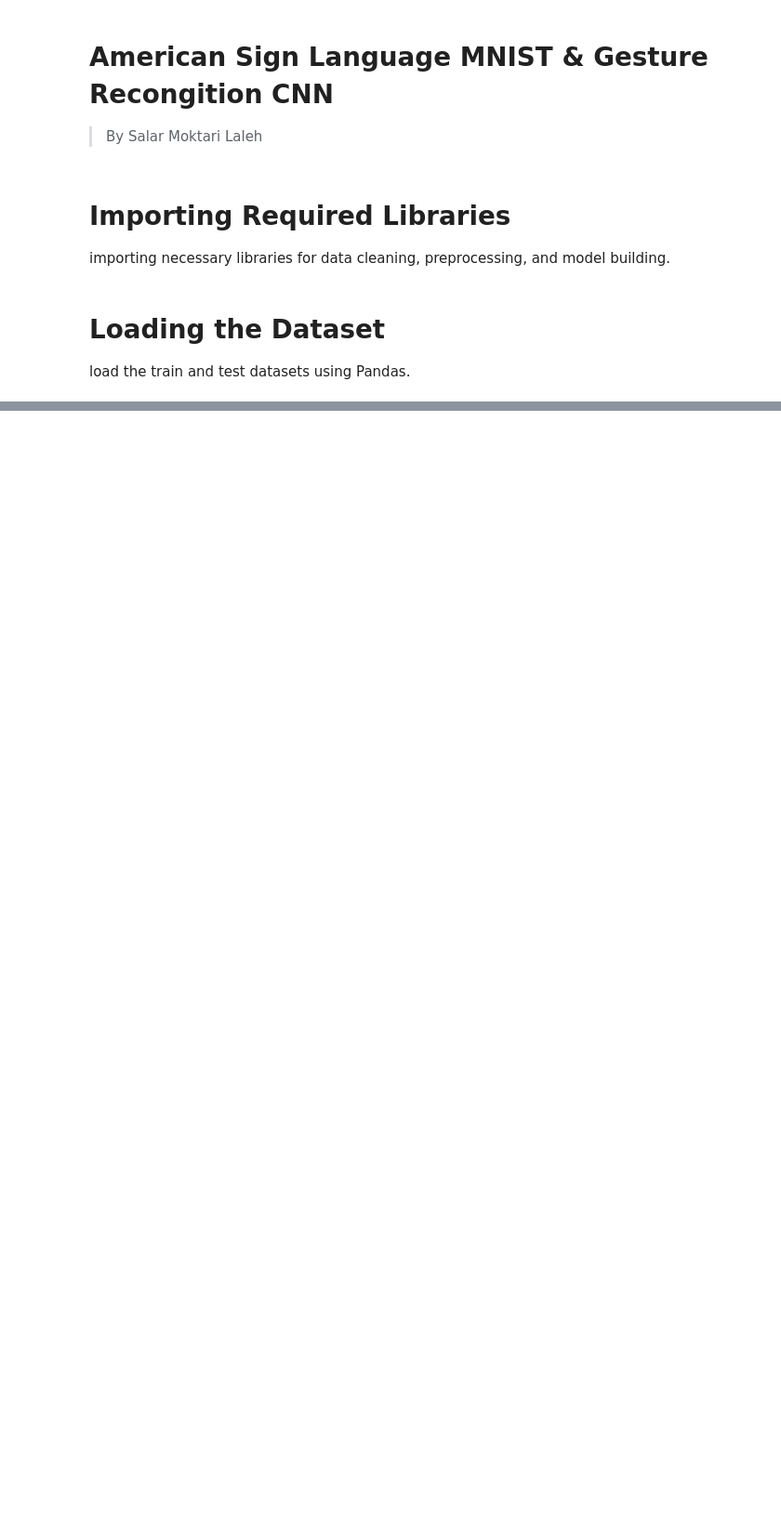
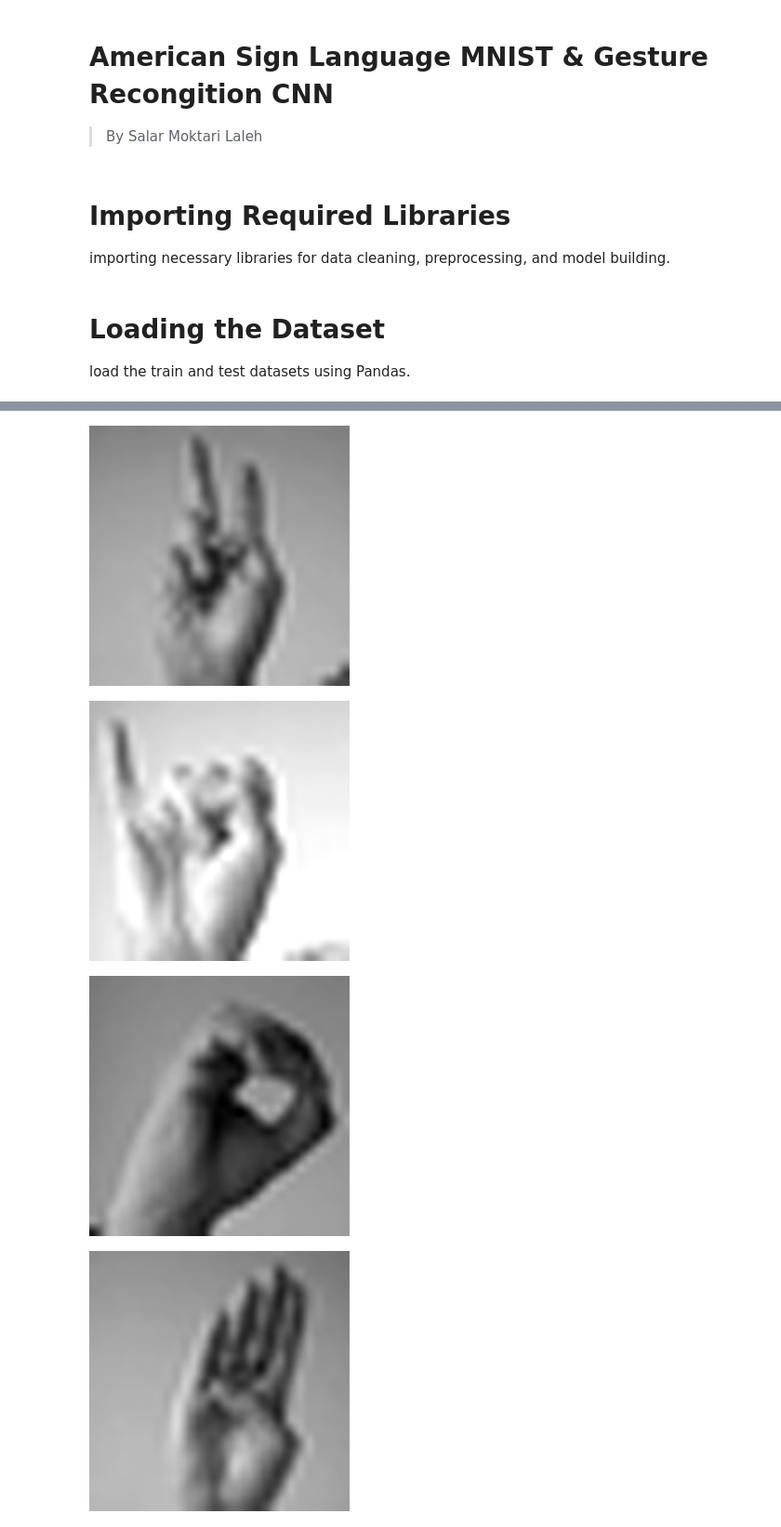
Before and after one commit to salarMokhtariL/American-Sign-Language-MNIST-Gesture-Recognition-CNN, a Jupyter notebook: American_Sign_Language_MNIST_&_Gesture_Recongition_CNN.ipynb, the cells around one changed output, grey strips where cells are left out. Shown: that part at 93% size. Drawn from its saved outputs; the diff is of its cells as text; code cells hidden in the pictures; blank space fills up the shorter version.

```diff
--- a/American_Sign_Language_MNIST_&_Gesture_Recongition_CNN.ipynb
+++ b/American_Sign_Language_MNIST_&_Gesture_Recongition_CNN.ipynb
@@ -22,0 +106,16 @@ train_data = pd.read_csv("")
+# %%
+# Using OpenCV to view random images from dataset
+
+for i in range(0, 10):
+    rand = np.random.randint(0, len(images))
+    input_im = images[rand]
+
+    sample = input_im.reshape(28, 28).astype(np.uint8)
+    sample = cv2.resize(sample, None, fx=10, fy=10,
+                        interpolation=cv2.INTER_CUBIC)
+    cv2_imshow(sample)
+# %% [output]
+[figure, added]
+[figure, added]
+[figure, added]
+[figure, added]
```
Also changed, not shown: parts of 18 cells of this notebook.
